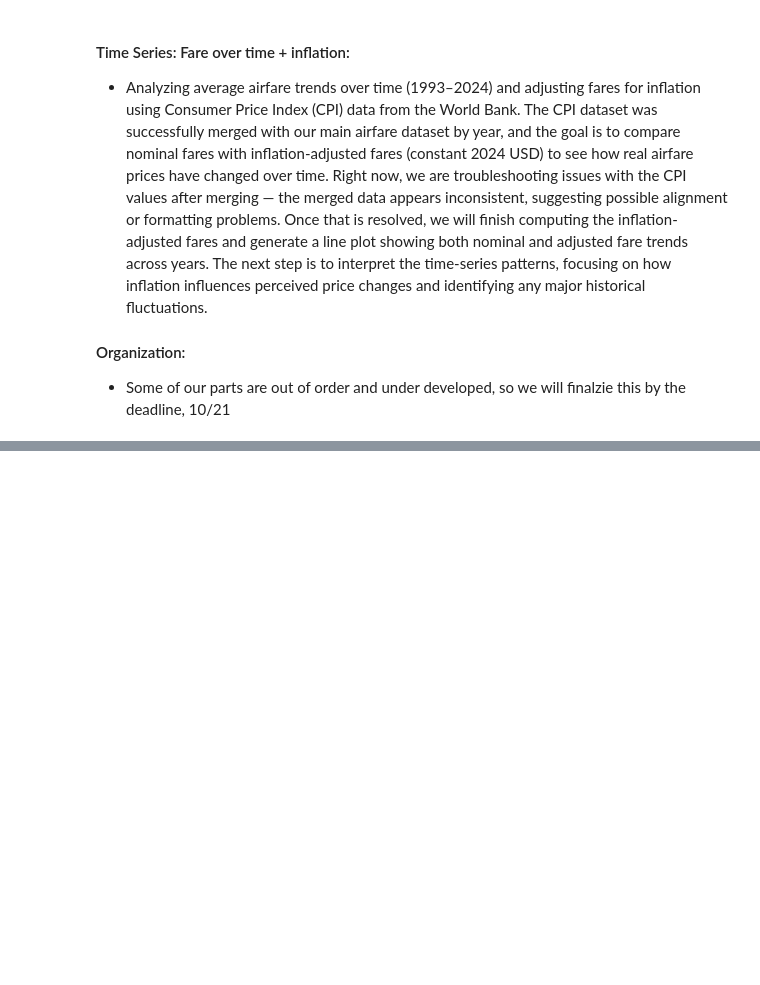
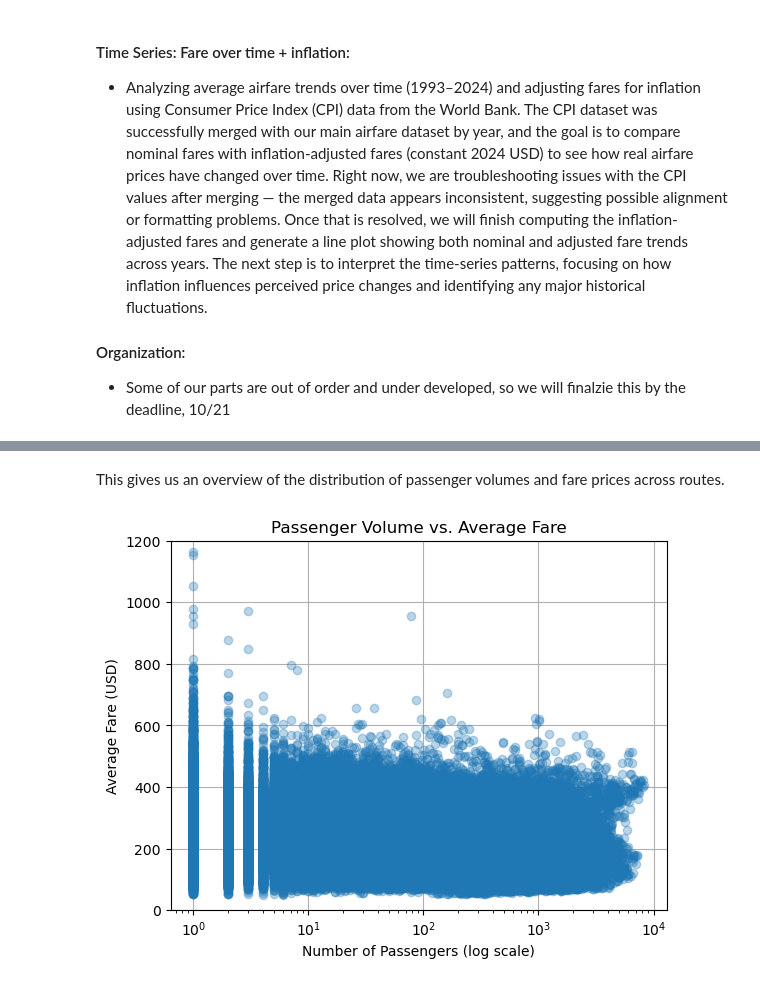
Before and after one commit to RamirezDevOps/us-airfare-trend-analysis, a Jupyter notebook: project.ipynb, the cells around one changed output, grey strips where cells are left out. Saved outputs shown, nothing was run; the diff lists cells and outputs as text; code cells hidden in the pictures; blank space fills up the shorter version.

```diff
--- a/project.ipynb
+++ b/project.ipynb
@@ -271,0 +276,4 @@ The next step is to interpret the time-series patterns, focusing on how inflatio
+# %%
+pvf_df = flight_df
+
+pvf_df[['passengers', 'fare']].describe()
@@ -271,0 +290,13 @@ The next step is to interpret the time-series patterns, focusing on how inflatio
+# %% [markdown]
+This gives us an overview of the distribution of passenger volumes and fare prices across routes.
+# %%
+plt.plot(pvf_df["passengers"], pvf_df["fare"], "o", alpha=0.3)
+plt.xscale("log")
+plt.xlabel("Number of Passengers (log scale)")
+plt.ylim(0, 1200)
+plt.ylabel("Average Fare (USD)")
+plt.title("Passenger Volume vs. Average Fare")
+plt.grid(True)
+plt.show()
+# %% [output]
+[figure, added]
```
Also changed, not shown: parts of 6 cells of this notebook.
